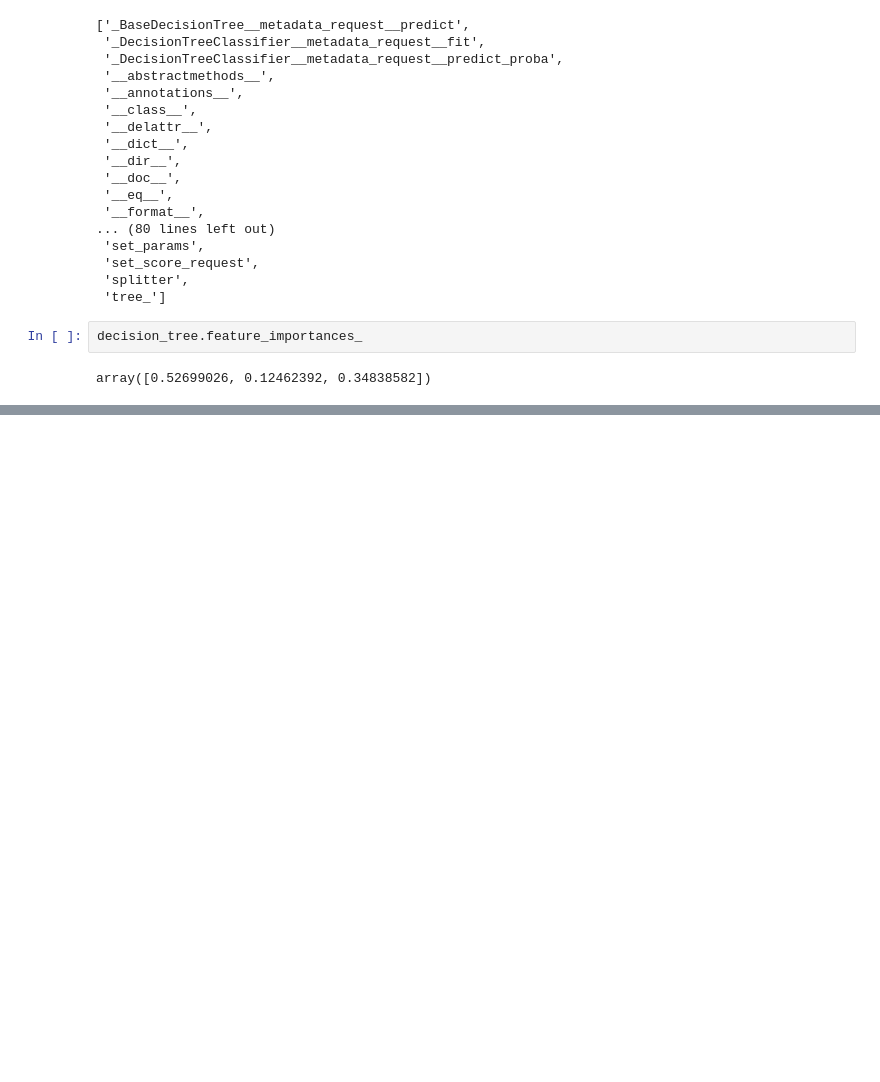
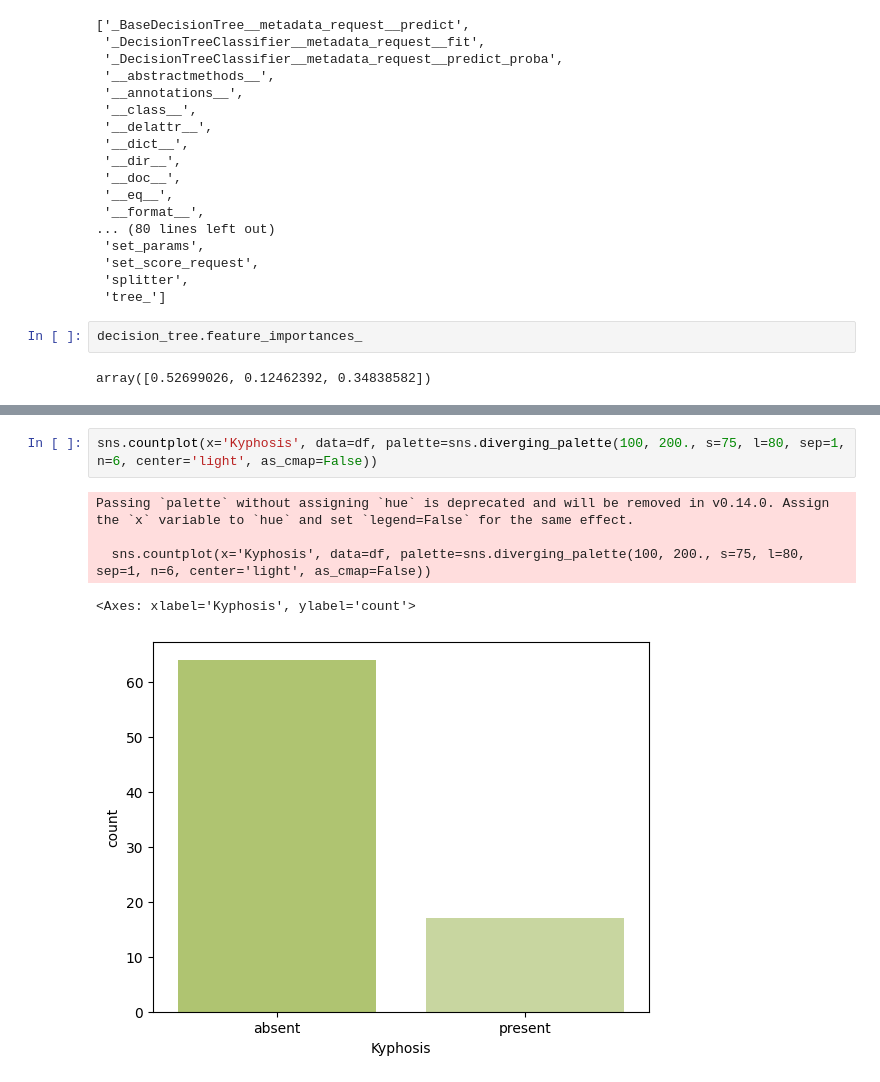
Before and after one commit to MaximillianJacob/Udemy, a Jupyter notebook: machine_learning_classification_bootcamp_in_python/py/4_DecisionTree_RandomForest/Decision Trees for Kyphosis Disease Classification - Questions.ipynb, the cells around one changed output, grey strips where cells are left out. Drawn from its saved outputs; the diff is of its cells as text; blank space fills up the shorter version.

```diff
--- a/machine_learning_classification_bootcamp_in_python/py/4_DecisionTree_RandomForest/Decision Trees for Kyphosis Disease Classification - Questions.ipynb
+++ b/machine_learning_classification_bootcamp_in_python/py/4_DecisionTree_RandomForest/Decision Trees for Kyphosis Disease Classification - Questions.ipynb
@@ -348,0 +629,8 @@ RandomForestClassifier(n_estimators=150)
+# %%
+sns.countplot(x='Kyphosis', data=df, palette=sns.diverging_palette(100, 200., s=75, l=80, sep=1, n=6, center='light', as_cmap=False))
+# %% [output]
+Passing `palette` without assigning `hue` is deprecated and will be removed in v0.14.0. Assign the `x` variable to `hue` and set `legend=False` for the same effect.
+
+  sns.countplot(x='Kyphosis', data=df, palette=sns.diverging_palette(100, 200., s=75, l=80, sep=1, n=6, center='light', as_cmap=False))
+<Axes: xlabel='Kyphosis', ylabel='count'>
+[figure, added]
```
Also changed, not shown: parts of 50 cells of this notebook.
